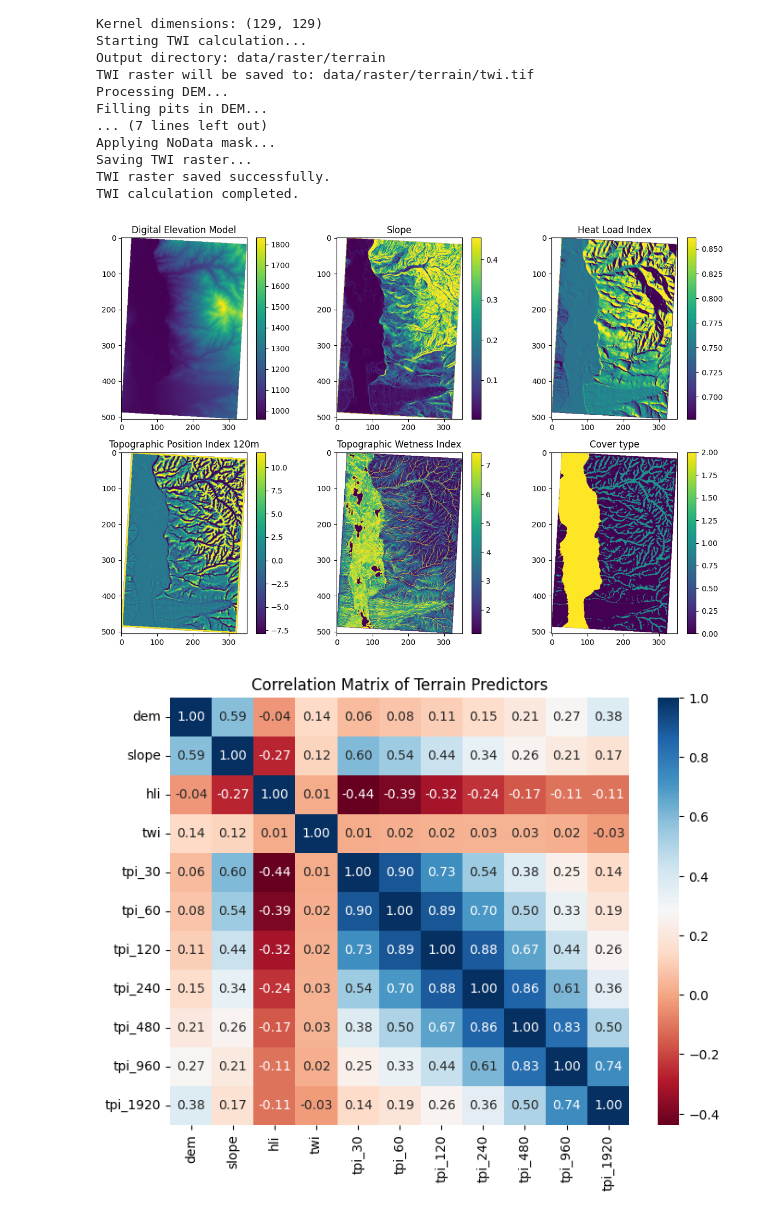
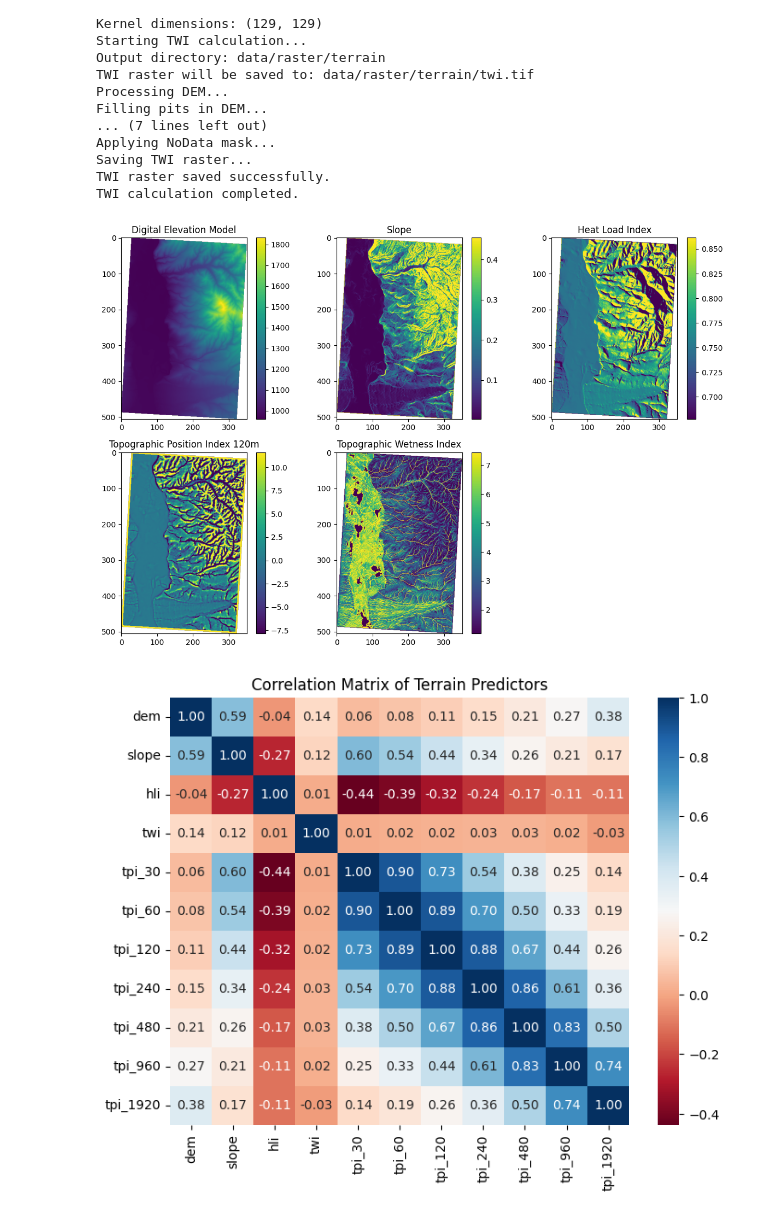
Before and after one commit to mosscoder/calibrate_rap, a Jupyter notebook: 05_generate_terrain_predictors.ipynb, the cells around one changed output. Saved outputs shown, nothing was run; the diff lists cells and outputs as text; code cells hidden in the pictures.

```diff
--- a/05_generate_terrain_predictors.ipynb
+++ b/05_generate_terrain_predictors.ipynb
@@ -242,7 +242,6 @@ slope = rasterio.open(os.path.join(terrain_dir, 'slope.tif')).read(1)
 hli = rasterio.open(os.path.join(terrain_dir, 'hli.tif')).read(1)
 tpi = rasterio.open(os.path.join(terrain_dir, f'tpi_{focal_tpi_ngb}.tif')).read(1)
 twi = rasterio.open(os.path.join(terrain_dir, 'twi.tif')).read(1)
-covertype = rasterio.open(os.path.join(terrain_dir, 'covertype.tif')).read(1)
 
 # Create masks for NA values
 dem_mask = dem == 0.0
@@ -256,38 +255,36 @@ axes[0].set_title('Digital Elevation Model')
 plt.colorbar(im1, ax=axes[0])
 
 slope_masked = np.ma.masked_array(slope, dem_mask)
 vmin_slope, vmax_slope = get_vmin_vmax(slope_masked)
 im2 = axes[1].imshow(slope_masked, vmin=vmin_slope, vmax=vmax_slope)
 axes[1].set_title('Slope')
 plt.colorbar(im2, ax=axes[1])
 
 hli_masked = np.ma.masked_array(hli, dem_mask)
 vmin_hli, vmax_hli = get_vmin_vmax(hli_masked)
 im3 = axes[2].imshow(hli_masked, vmin=vmin_hli, vmax=vmax_hli)
 axes[2].set_title('Heat Load Index')
 plt.colorbar(im3, ax=axes[2])
 
 tpi_masked = np.ma.masked_array(tpi, dem_mask)
 vmin_tpi, vmax_tpi = get_vmin_vmax(tpi_masked)
 im4 = axes[3].imshow(tpi_masked, vmin=vmin_tpi, vmax=vmax_tpi)
 axes[3].set_title(f'Topographic Position Index {focal_tpi_ngb}m')
 plt.colorbar(im4, ax=axes[3])
 
 twi_masked = np.ma.masked_array(twi, dem_mask)
 vmin_twi, vmax_twi = get_vmin_vmax(twi_masked)
 im5 = axes[4].imshow(twi_masked, vmin=vmin_twi, vmax=vmax_twi)
 axes[4].set_title('Topographic Wetness Index')
 plt.colorbar(im5, ax=axes[4])
 
-covertype_masked = np.ma.masked_array(covertype, dem_mask)
-im6 = axes[5].imshow(covertype_masked, vmin=0, vmax=2)
-axes[5].set_title('Cover type')
-plt.colorbar(im6, ax=axes[5])
+# Remove the sixth axis
+fig.delaxes(axes[5])
 
 plt.tight_layout()
 plt.show()
 # %% [output]
-[figure, old version]
+[figure, new version]
 # %%
 # Stack the masked arrays, remove masked values, and convert to dataframe
 # Stack the masked arrays, remove masked values, and convert to dataframe
```
Also changed, not shown: 6 other files.
